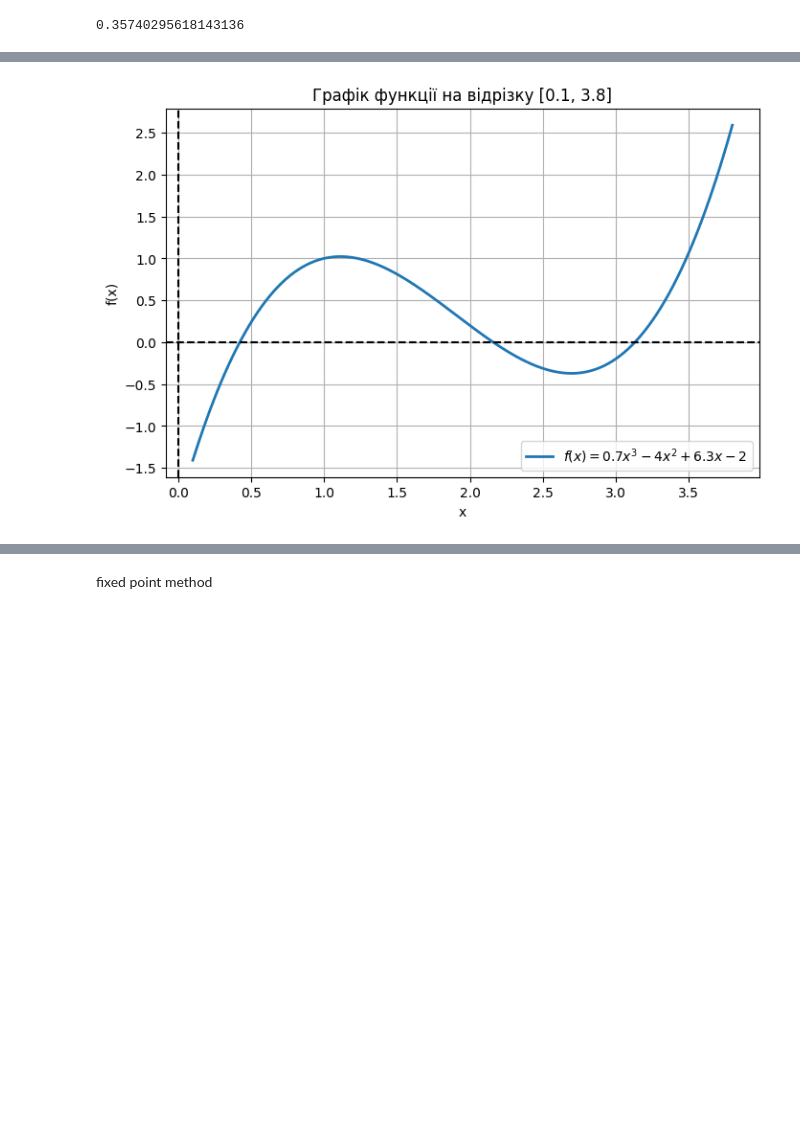
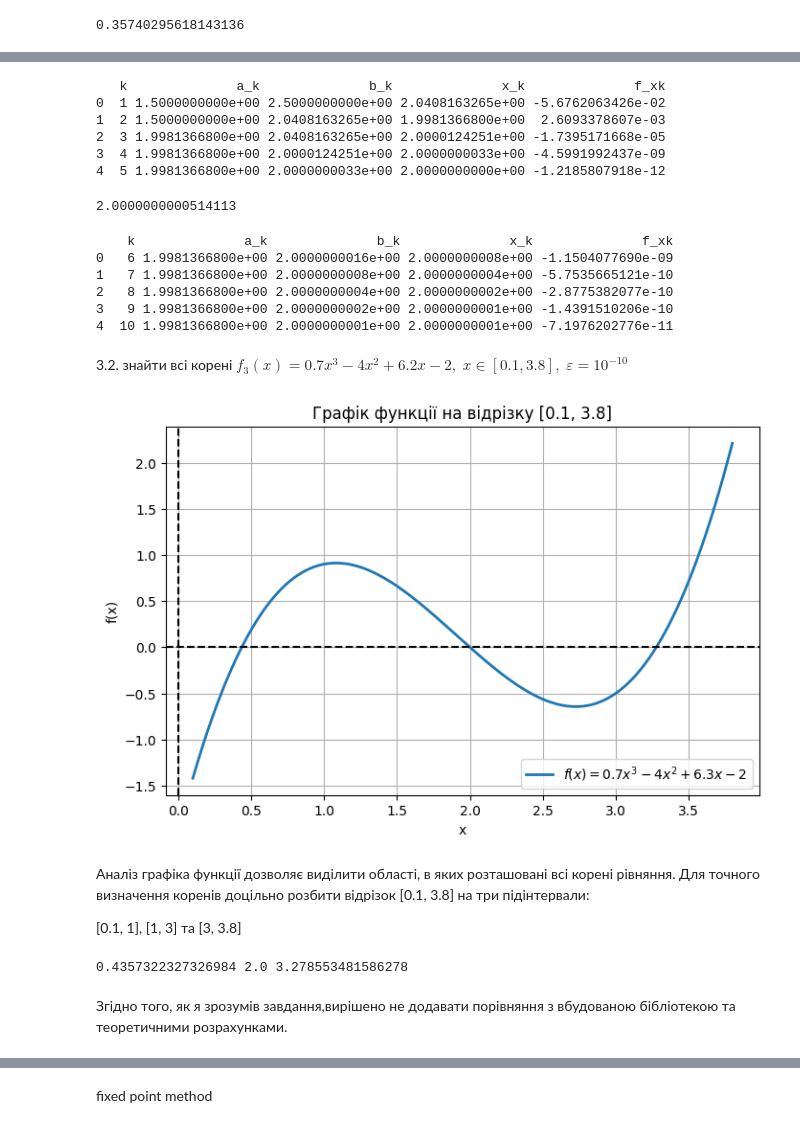
Before and after one commit to zakhar-guzii/optimization-methods-lab2, a Jupyter notebook: main.ipynb, the cells around one changed output, grey strips where cells are left out. Drawn from its saved outputs; the diff is of its cells as text; code cells hidden in the pictures; blank space fills up the shorter version.

```diff
--- a/main.ipynb
+++ b/main.ipynb
@@ -182,0 +304,9 @@ $$
+# %%
+print(df_last5)
+# %% [output]
+   k              a_k              b_k              x_k              f_xk
+0  1 1.5000000000e+00 2.5000000000e+00 2.0408163265e+00 -5.6762063426e-02
+1  2 1.5000000000e+00 2.0408163265e+00 1.9981366800e+00  2.6093378607e-03
+2  3 1.9981366800e+00 2.0408163265e+00 2.0000124251e+00 -1.7395171668e-05
+3  4 1.9981366800e+00 2.0000124251e+00 2.0000000033e+00 -4.5991992437e-09
+4  5 1.9981366800e+00 2.0000000033e+00 2.0000000000e+00 -1.2185807918e-12
@@ -183,20 +315,39 @@ $$
+# %%
+print(f3_1_mod_reg_fal)
+# %% [output]
+2.0000000000514113
+# %%
+print(df_last5)
+# %% [output]
+    k              a_k              b_k              x_k              f_xk
+0   6 1.9981366800e+00 2.0000000016e+00 2.0000000008e+00 -1.1504077690e-09
+1   7 1.9981366800e+00 2.0000000008e+00 2.0000000004e+00 -5.7535665121e-10
+2   8 1.9981366800e+00 2.0000000004e+00 2.0000000002e+00 -2.8775382077e-10
+3   9 1.9981366800e+00 2.0000000002e+00 2.0000000001e+00 -1.4391510206e-10
+4  10 1.9981366800e+00 2.0000000001e+00 2.0000000001e+00 -7.1976202776e-11
+# %% [markdown]
+3.2. знайти всі корені $f_3(x) = 0.7x^3 - 4x^2 + 6.2x - 2, \; x \in [0.1, 3.8], \; \varepsilon = 10^{-10}$
 # %%
 def f(x):
-    return 0.7 * x ** 3 - 4 * x ** 2 + 6.3 * x - 2
+    return 0.7 * x ** 3 - 4 * x ** 2 + 6.2 * x - 2
 
 
 x = np.linspace(0.1, 3.8, 400)
 y = f(x)
 
 plt.figure(figsize=(8, 5))
 plt.plot(x, y, label=r"$f(x)=0.7x^3 - 4x^2 + 6.3x - 2$", linewidth=2)
 plt.axhline(0, color='black', linestyle='--')
 plt.axvline(0, color='black', linestyle='--')
 plt.title("Графік функції на відрізку [0.1, 3.8]")
 plt.xlabel("x")
 plt.ylabel("f(x)")
 plt.legend()
 plt.grid(True)
 plt.show()
 # %% [output]
-[figure, old version]
+[figure, new version]
+# %% [markdown]
+Аналіз графіка функції дозволяє виділити області, в яких розташовані всі корені рівняння. Для точного визначення коренів доцільно розбити відрізок [0.1, 3.8] на три підінтервали:
+
+[0.1, 1], [1, 3] та [3, 3.8]
@@ -202,0 +358,6 @@ plt.show()
+# %%
+print(f3_2_1_bisection, f3_2_2_bisection,f3_2_3_bisection)
+# %% [output]
+0.4357322327326984 2.0 3.278553481586278
+# %% [markdown]
+Згідно того, як я зрозумів завдання,вирішено не додавати порівняння з вбудованою бібліотекою та теоретичними розрахунками.
```
Also changed, not shown: parts of 54 cells of this notebook.
